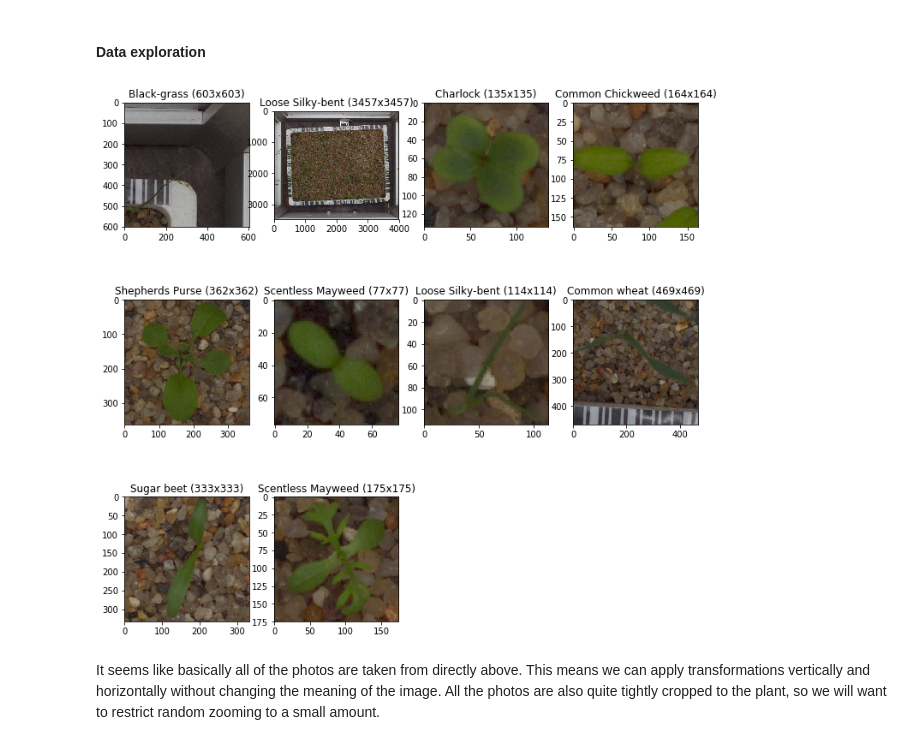
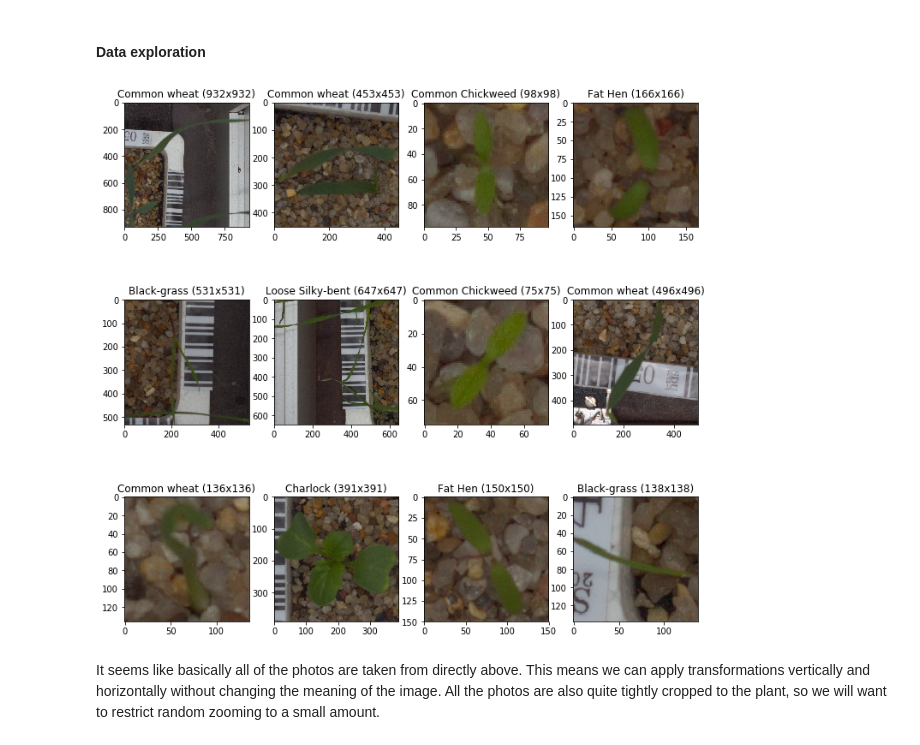
Before and after one commit to jamesr2323/deep_learning, a Jupyter notebook: multi_class_image_classification.ipynb, the cells around one changed output. Cells and saved outputs as stored; diff of their text form; code cells hidden in the pictures.

Commit message:
Improved image classification result

```diff
--- a/multi_class_image_classification.ipynb
+++ b/multi_class_image_classification.ipynb
@@ -86,31 +86,32 @@ Have a look at the data to get a sense of what it looks like
 # %%
 arch=resnet34
 sz = 224
 
-data = ImageClassifierData.from_paths(PATH, tfms=tfms_from_model(arch, sz))
+data = ImageClassifierData.from_paths(PATH, tfms=tfms_from_model(arch, sz), test_name='test')
 
 def load_img_id(ds, idx): return np.array(PIL.Image.open(PATH+'/'+ds.fnames[idx]))
 
-def get_random_img_with_class(model_data):
-    ds = model_data.trn_ds
-
-    idx = random.randint(0,len(ds))
+def get_img_with_class(ds, y, classes, idx):
     img = load_img_id(ds, idx)
-    class_name = model_data.classes[model_data.trn_y[idx]]
+    class_name = classes[y[idx]]
     size = f'{img.shape[0]}x{img.shape[0]}'
     title = f'{class_name} ({size})'
 
     return img, title
 
-f = plt.figure(figsize=(12,12))
-for i in range(0,10):
-    sp = f.add_subplot(3, 4, i+1)
+def plot_images(ds, y, classes, idxs):
+    f = plt.figure(figsize=(12,12))
+    for i, idx in enumerate(idxs):
+        sp = f.add_subplot(3, 4, i+1)
 
-    img, title = get_random_img_with_class(data)
-    sp.set_title(title)
-    plt.imshow(img)
+        img, title = get_img_with_class(ds, y, classes, idx)
+        sp.set_title(title)
+        plt.imshow(img)
+
+idxs = np.random.randint(len(data.trn_ds), size=12)
+plot_images(data.trn_ds, data.trn_y, data.classes, idxs)
 # %% [output]
-[figure, old version]
+[figure, new version]
 # %% [markdown]
 It seems like basically all of the photos are taken from directly above. This means we can apply transformations vertically and horizontally without changing the meaning of the image. All the photos are also quite tightly cropped to the plant, so we will want to restrict random zooming to a small amount.
 # %% [markdown]
```
Also changed, not shown: parts of 13 cells of this notebook, 1 other file.
